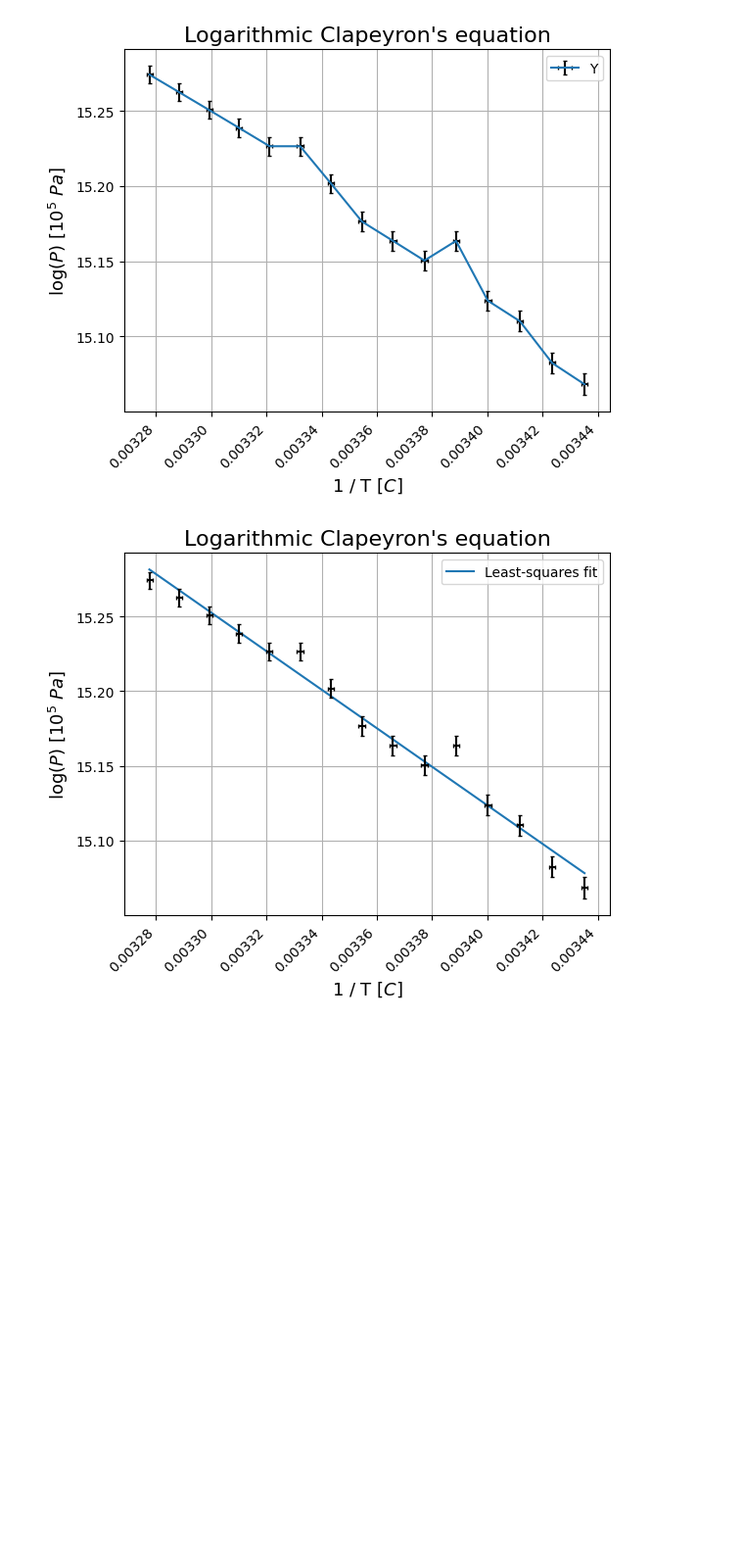
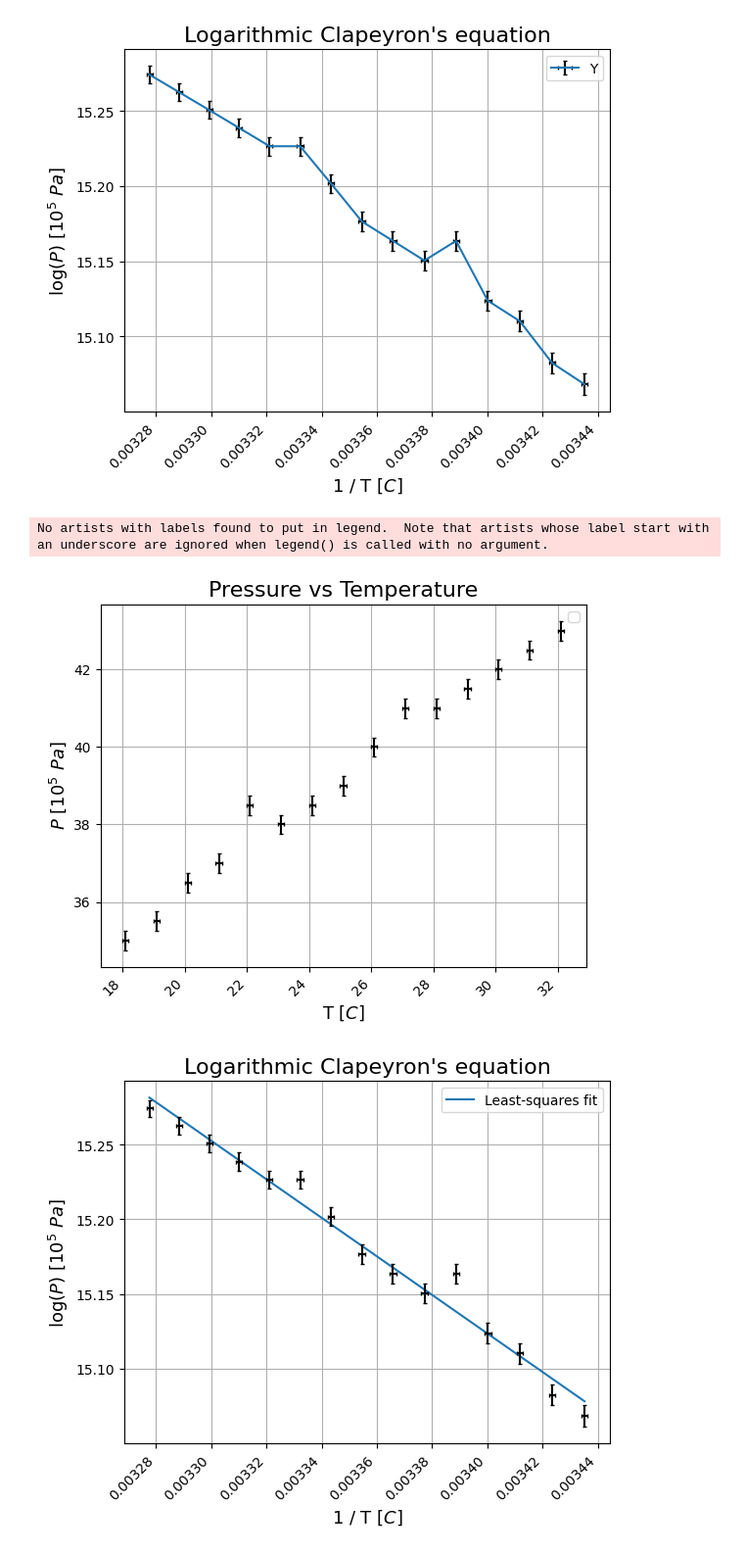
Before and after one commit to LuisGMM/UC3M-Statistics-LAB2, a Jupyter notebook: src/uc3m-statistics-lab2/data.ipynb, the cells around one changed output. Shown: that part at 98% size. Saved outputs shown, nothing was run; the diff lists cells and outputs as text; code cells hidden in the pictures; blank space fills up the shorter version.

```diff
--- a/src/uc3m-statistics-lab2/data.ipynb
+++ b/src/uc3m-statistics-lab2/data.ipynb
@@ -229,6 +245,22 @@ plt.grid()
 plt.show()
 # %% [output]
 [figure]
+# %%
+plt.title(r"Pressure vs Temperature", fontsize='16')
+
+
+plt.errorbar(temperatures, pressures, yerr=0.25, xerr=0.1, ecolor='black', capsize=1.5, linestyle='',)
+
+plt.xlabel(r'T $[C]$', fontsize='13')
+plt.ylabel(r'$P \ [10^5 \ Pa]$',fontsize='13')
+plt.xticks(rotation=45, ha="right")
+plt.legend()
+plt.grid()
+plt.savefig('1-2_linear.png')
+plt.show()
+# %% [output]
+No artists with labels found to put in legend.  Note that artists whose label start with an underscore are ignored when legend() is called with no argument.
+[figure, added]
 # %%
 plt.title(r"Logarithmic Clapeyron's equation", fontsize='16')
 
```
Also changed, not shown: parts of 3 cells of this notebook, 4 other files.
